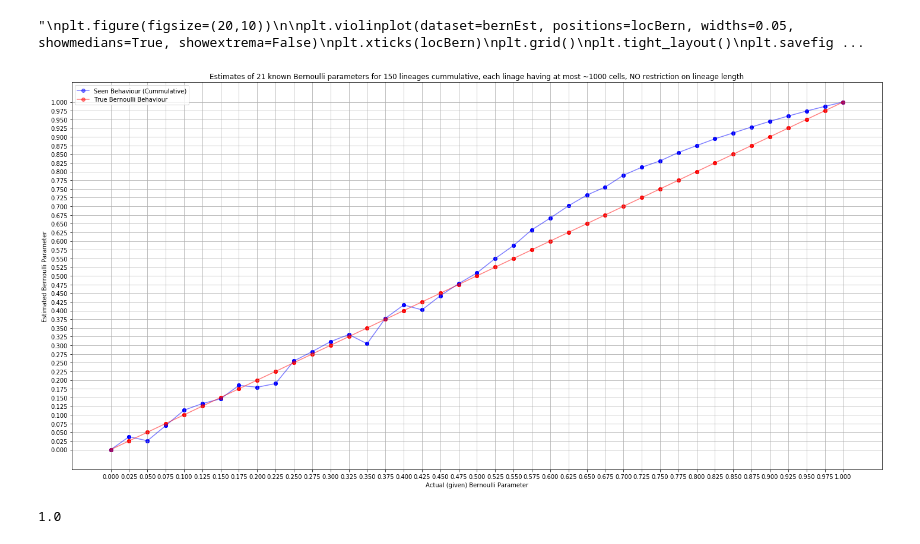
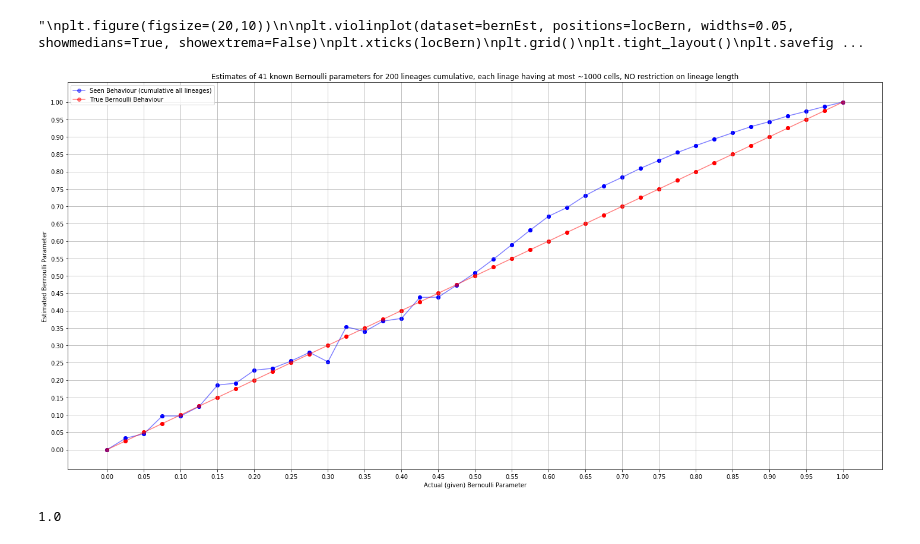
Before and after one commit to meyer-lab/tHMM, a Jupyter notebook: lineage/testingMLE.ipynb, the cells around one changed output. Saved outputs shown, nothing was run; the diff lists cells and outputs as text; code cells hidden in the pictures.

```diff
--- a/lineage/testingMLE.ipynb
+++ b/lineage/testingMLE.ipynb
@@ -12,7 +12,7 @@ bernEst = []
 estimator_holder = []
 for param in locBern:
     mle_param_holder = []
-    for i in range(150):
+    for i in range(200):
         exampleLineage.tree = []
         exampleLineage.tree = c.generate(numCells=1000, locBern=param, cGom=1000)
         #if param > 0:
@@ -21,38 +21,38 @@ for param in locBern:
         for cell in exampleLineage.tree:
             mle_param_holder.append(cell.fate*1)
     bernEst.append(mle_param_holder)
     estimator_holder.append((sum(mle_param_holder)/len(mle_param_holder)))
 bernEst = np.array(bernEst)
 
 plt.figure(figsize=(20,10))
-plt.plot(locBern, estimator_holder, 'b-o', label="Seen Behaviour (Cummulative)", alpha=0.5)
+plt.plot(locBern, estimator_holder, 'b-o', label="Seen Behaviour (cumulative all lineages)", alpha=0.5)
 plt.plot(locBern, locBern, 'r-o', label="True Bernoulli Behaviour", alpha=0.5)
 plt.scatter(locBern, locBern, c='r')
 plt.scatter(locBern, estimator_holder, c='b')
 #plt.violinplot(dataset=bernEst.T, positions=locBern, widths=0.05, showmedians=True, showextrema=False)
-plt.xticks(locBern)
-plt.yticks(locBern)
+plt.xticks(locBern[::2])
+plt.yticks(locBern[::2])
 plt.xlabel('Actual (given) Bernoulli Parameter')
 plt.ylabel('Estimated Bernoulli Parameter')
 plt.legend()
-plt.title('Estimates of 21 known Bernoulli parameters for 150 lineages cummulative, each linage having at most ~1000 cells, NO restriction on lineage length')
+plt.title('Estimates of 41 known Bernoulli parameters for 200 lineages cumulative, each linage having at most ~1000 cells, NO restriction on lineage length')
 plt.grid()
 plt.tight_layout()
 plt.savefig('bern.png')
 
 '''
 plt.figure(figsize=(20,10))
 
 plt.violinplot(dataset=bernEst, positions=locBern, widths=0.05, showmedians=True, showextrema=False)
 plt.xticks(locBern)
 plt.grid()
 plt.tight_layout()
 plt.savefig('death_events.png')
 '''
 #exampleLineage.plotTree()
 # %% [output]
 "\nplt.figure(figsize=(20,10))\n\nplt.violinplot(dataset=bernEst, positions=locBern, widths=0.05, showmedians=True, showextrema=False)\nplt.xticks(locBern)\nplt.grid()\nplt.tight_layout()\nplt.savefig ...
-[figure, old version]
+[figure, new version]
 # %%
 fate_holder = []
 for cell in exampleLineage.tree:
```
Also changed, not shown: 1 other file.
